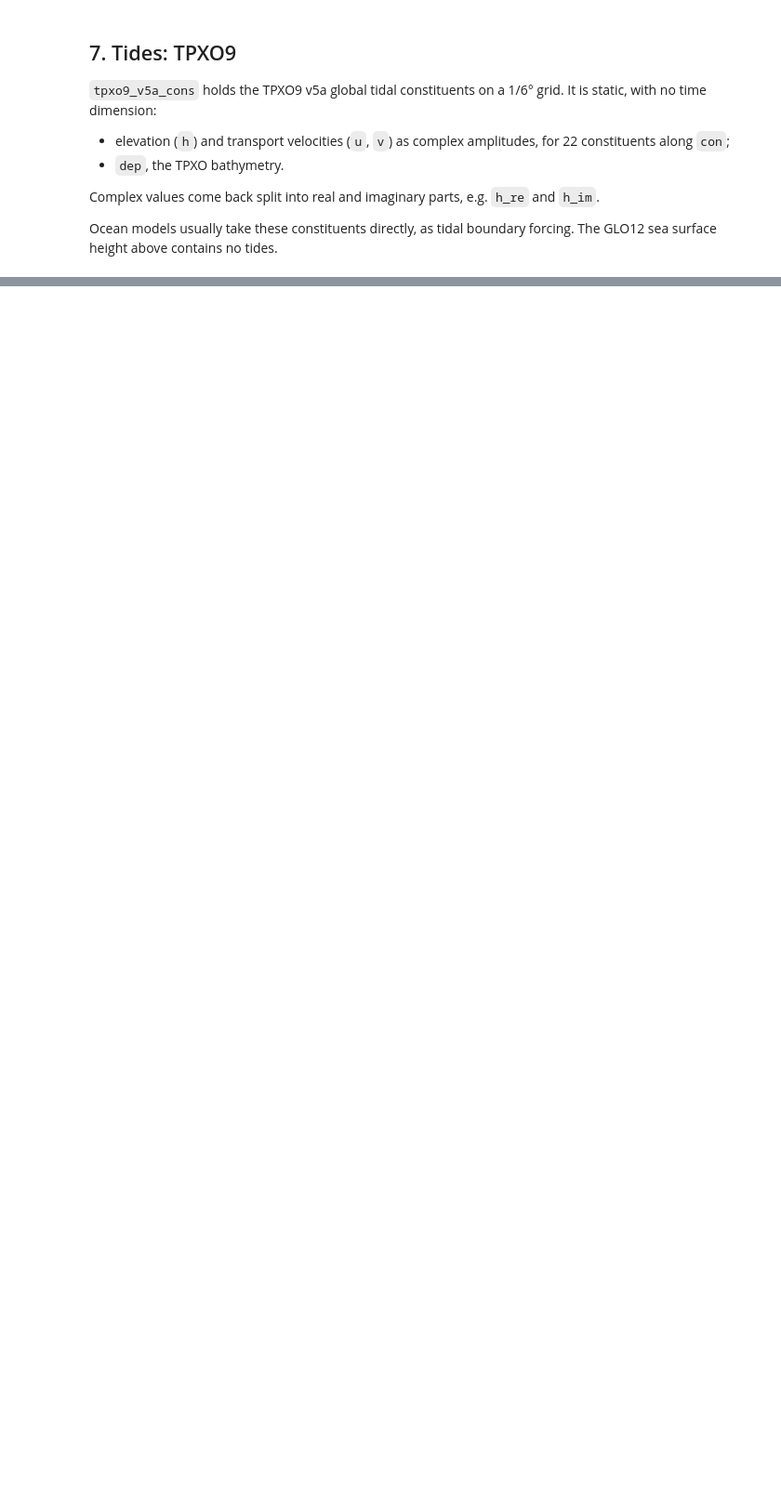
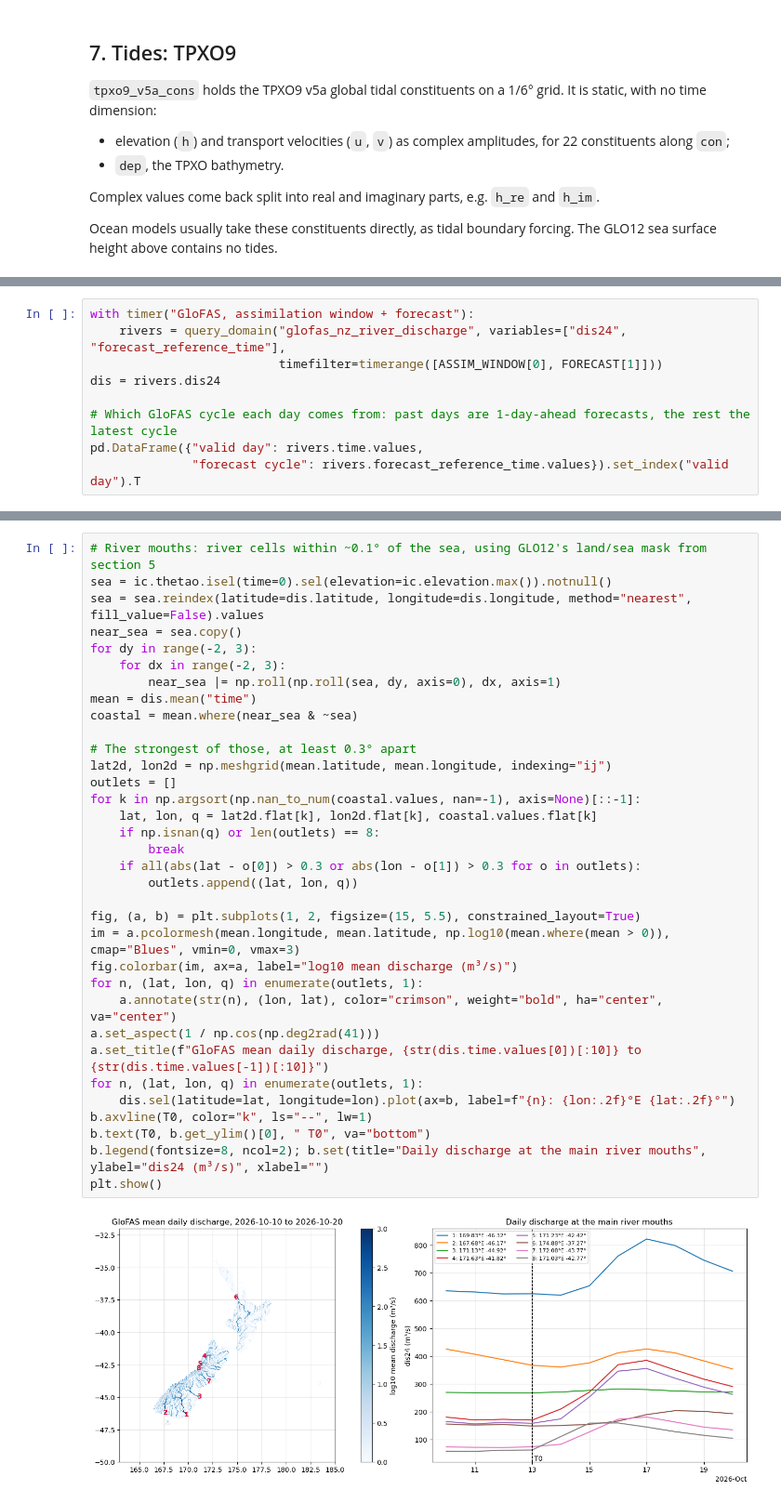
Before and after one commit to Ocean-Atmosphere-modeling/Moana-2.0, a Jupyter notebook: notebooks/moana_v2_datamesh_introduction.ipynb, the cells around one changed output, grey strips where cells are left out. Shown at 93% size. Cells and saved outputs as stored; diff of their text form; blank space fills up the shorter version.

Commit message:
Updating notebook with glofas data

```diff
--- a/notebooks/moana_v2_datamesh_introduction.ipynb
+++ b/notebooks/moana_v2_datamesh_introduction.ipynb
@@ -655,0 +686,9 @@ constituents: [np.str_('M2'), np.str_('S2'), np.str_('N2'), np.str_('K2'), np.st
+# %%
+with timer("GloFAS, assimilation window + forecast"):
+    rivers = query_domain("glofas_nz_river_discharge", variables=["dis24", "forecast_reference_time"],
+                          timefilter=timerange([ASSIM_WINDOW[0], FORECAST[1]]))
+dis = rivers.dis24
+
+# Which GloFAS cycle each day comes from: past days are 1-day-ahead forecasts, the rest the latest cycle
+pd.DataFrame({"valid day": rivers.time.values,
+              "forecast cycle": rivers.forecast_reference_time.values}).set_index("valid day").T
@@ -656 +699,37 @@ constituents: [np.str_('M2'), np.str_('S2'), np.str_('N2'), np.str_('K2'), np.st
+# %%
+# River mouths: river cells within ~0.1° of the sea, using GLO12's land/sea mask from section 5
+sea = ic.thetao.isel(time=0).sel(elevation=ic.elevation.max()).notnull()
+sea = sea.reindex(latitude=dis.latitude, longitude=dis.longitude, method="nearest", fill_value=False).values
+near_sea = sea.copy()
+for dy in range(-2, 3):
+    for dx in range(-2, 3):
+        near_sea |= np.roll(np.roll(sea, dy, axis=0), dx, axis=1)
+mean = dis.mean("time")
+coastal = mean.where(near_sea & ~sea)
+
+# The strongest of those, at least 0.3° apart
+lat2d, lon2d = np.meshgrid(mean.latitude, mean.longitude, indexing="ij")
+outlets = []
+for k in np.argsort(np.nan_to_num(coastal.values, nan=-1), axis=None)[::-1]:
+    lat, lon, q = lat2d.flat[k], lon2d.flat[k], coastal.values.flat[k]
+    if np.isnan(q) or len(outlets) == 8:
+        break
+    if all(abs(lat - o[0]) > 0.3 or abs(lon - o[1]) > 0.3 for o in outlets):
+        outlets.append((lat, lon, q))
+
+fig, (a, b) = plt.subplots(1, 2, figsize=(15, 5.5), constrained_layout=True)
+im = a.pcolormesh(mean.longitude, mean.latitude, np.log10(mean.where(mean > 0)), cmap="Blues", vmin=0, vmax=3)
+fig.colorbar(im, ax=a, label="log10 mean discharge (m³/s)")
+for n, (lat, lon, q) in enumerate(outlets, 1):
+    a.annotate(str(n), (lon, lat), color="crimson", weight="bold", ha="center", va="center")
+a.set_aspect(1 / np.cos(np.deg2rad(41)))
+a.set_title(f"GloFAS mean daily discharge, {str(dis.time.values[0])[:10]} to {str(dis.time.values[-1])[:10]}")
+for n, (lat, lon, q) in enumerate(outlets, 1):
+    dis.sel(latitude=lat, longitude=lon).plot(ax=b, label=f"{n}: {lon:.2f}°E {lat:.2f}°")
+b.axvline(T0, color="k", ls="--", lw=1)
+b.text(T0, b.get_ylim()[0], " T0", va="bottom")
+b.legend(fontsize=8, ncol=2); b.set(title="Daily discharge at the main river mouths", ylabel="dis24 (m³/s)", xlabel="")
+plt.show()
+# %% [output]
+[figure, added]
 # %% [markdown]
```
Also changed, not shown: parts of 28 cells of this notebook.
